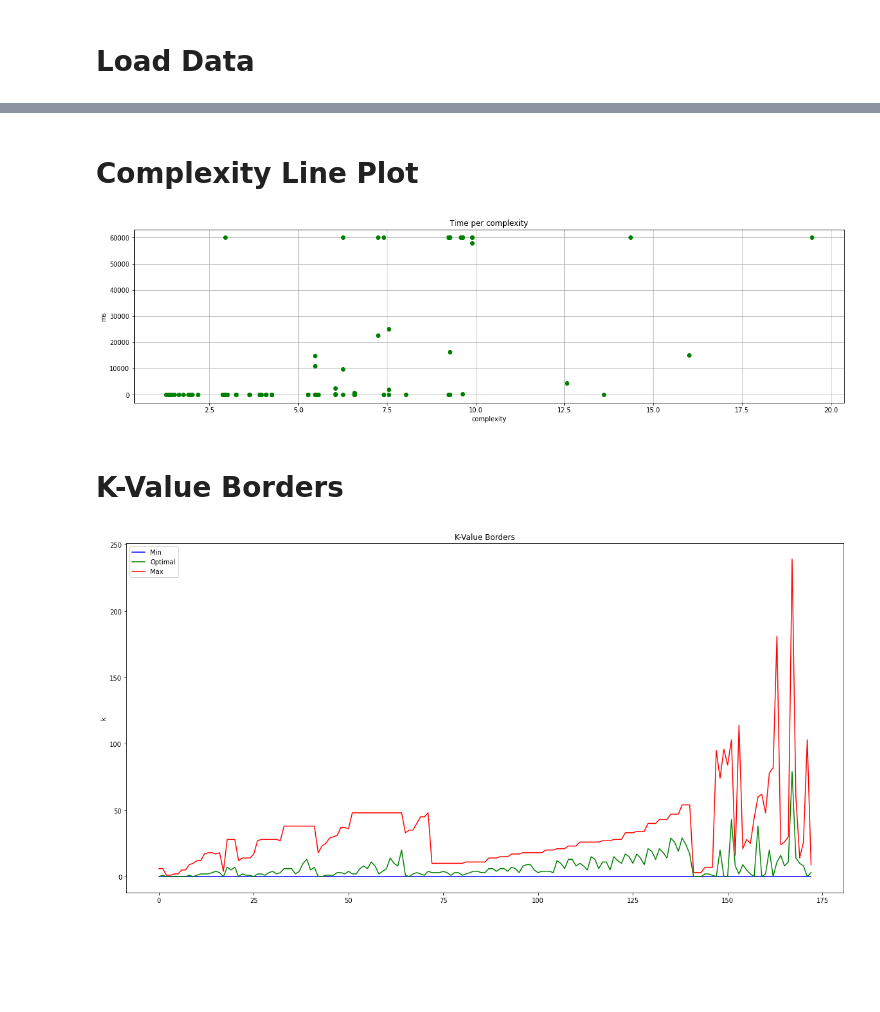
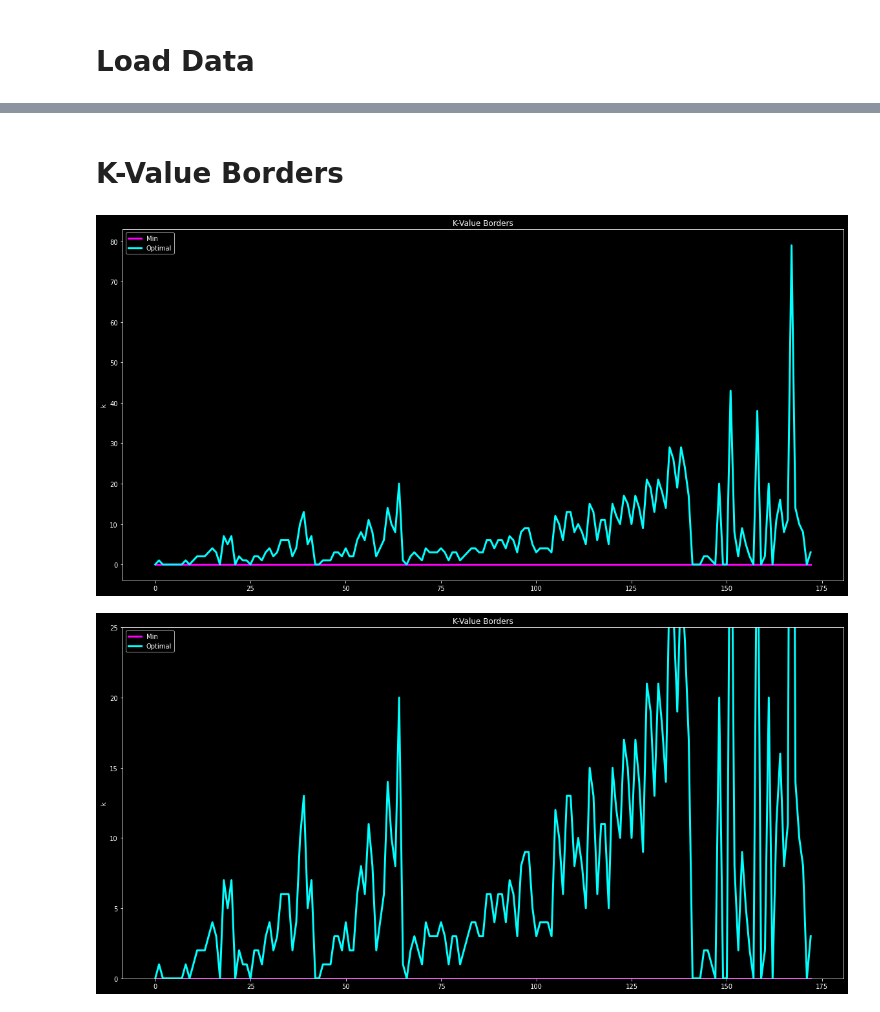
Before and after one commit to HenriDickel/DFVS-Solver, a Jupyter notebook: DFVS_Solver/src/python/statistics.ipynb, the cells around one changed output, grey strips where cells are left out. Cells and saved outputs as stored; diff of their text form; code cells hidden in the pictures; blank space fills up the shorter version.

```diff
--- a/DFVS_Solver/src/python/statistics.ipynb
+++ b/DFVS_Solver/src/python/statistics.ipynb
@@ -14,27 +14,26 @@ from itertools import chain
 dfWT = pd.read_csv("../program/log/MainLogWithTarjan.csv", sep=",", header=0)
 dfNT = pd.read_csv("../program/log/MainLogNoTarjan.csv", sep=",", header=0)
 dfMinMaxK = pd.read_csv("../program/log/OverviewMinMaxK.csv", sep=",", header=0)
-dfSolutions = pd.read_csv("../inputs/optimal_solution_sizes.csv", sep=",", header=0)
 dfNandMCount = pd.read_csv("../program/log/NodesAndEdgesCount.csv", sep=",", header=0)
 
 # Merge
-dfWT = dfWT.merge(dfSolutions, on = "name", how = 'inner')
-dfNT = dfNT.merge(dfSolutions, on = "name", how = 'inner')
 dfWT = dfWT.merge(dfNandMCount, on = "name", how = 'inner')
 dfNT = dfNT.merge(dfNandMCount, on = "name", how = 'inner')
 
-# Replace
-dfWT.loc[dfWT['verified'] != True, 'k'] = dfWT['optimalK']
-dfNT.loc[dfNT['verified'] != True, 'k'] = dfNT['optimalK']
+# Split  synthetic/complex
+dfWTSynthetic = dfWT[dfWT['name'].str.match('synth')]
+dfWTComplex = dfWT[~dfWT['name'].str.match('synth')]
+dfNTSynthetic = dfNT[dfNT['name'].str.match('synth')]
+dfNTComplex = dfNT[~dfNT['name'].str.match('synth')]
 
-# Filter
-dfWT = dfWT[dfWT['k'] <= 20]
-dfNT = dfNT[dfNT['k'] <= 20]
 
 # Mean
-dfWT_mean_k = dfWT.groupby('k').mean()
-dfNT_mean_k = dfNT.groupby('k').mean()
+dfWT_mean_k = dfWT.groupby('optimalK').mean()
+dfNT_mean_k = dfNT.groupby('optimalK').mean()
 dfWT_mean_n = dfWT.groupby('n').mean()
 dfNT_mean_n = dfNT.groupby('n').mean()
 dfWT_mean_m = dfWT.groupby('m').mean()
 dfNT_mean_m = dfNT.groupby('m').mean()
+
+# Style plot
+plt.style.use('dark_background')
@@ -139,28 +181,26 @@ plt.show()
-# %% [markdown]
-# Complexity Line Plot
-# %%
-plt.figure(figsize=(20,5))
-plt.plot(dfWT['complexity'], dfWT['millis'], 'o', c='Green')
-plt.xlabel('complexity')
-plt.ylabel('ms')
-plt.title('Time per complexity')
-plt.grid()
-plt.savefig('plots/TimePerComplexityScatterPlot.png',  bbox_inches='tight')
-plt.show()
-# %% [output]
-[figure, removed]
 # %% [markdown]
 # K-Value Borders
 # %%
 # K-Value Borders
 plt.figure(figsize=(20,10))
-plt.plot(dfMinMaxK["min"], c = 'blue', label="Min")
-plt.plot(dfMinMaxK["optimal"], c = 'green', label="Optimal")
-plt.plot(dfMinMaxK["max"], c = 'red', label="Max")
+plt.plot(dfMinMaxK["min"], c = 'magenta', linewidth='3', label="Min")
+plt.plot(dfMinMaxK["optimal"], c = 'aqua', linewidth='3', label="Optimal")
 plt.title('K-Value Borders')
 plt.ylabel('k')
 plt.legend()
-plt.savefig('plots/MinMaxKLinePlotCombined.png',  bbox_inches='tight')
+plt.savefig('plots/MinLinePlot_1.png',  bbox_inches='tight')
 plt.show()
+
+# K-Value Borders
+plt.figure(figsize=(20,10))
+plt.plot(dfMinMaxK["min"], c = 'magenta', linewidth='3', label="Min")
+plt.plot(dfMinMaxK["optimal"], c = 'aqua', linewidth='3', label="Optimal")
+plt.title('K-Value Borders')
+plt.ylabel('k')
+plt.ylim([0, 25])
+plt.legend()
+plt.savefig('plots/MinLinePlot_2.png',  bbox_inches='tight')
+plt.show()
 # %% [output]
-[figure, old version]
+[figure, new version]
+[figure, added]
```
Also changed, not shown: parts of 17 cells of this notebook, 48 other files.
